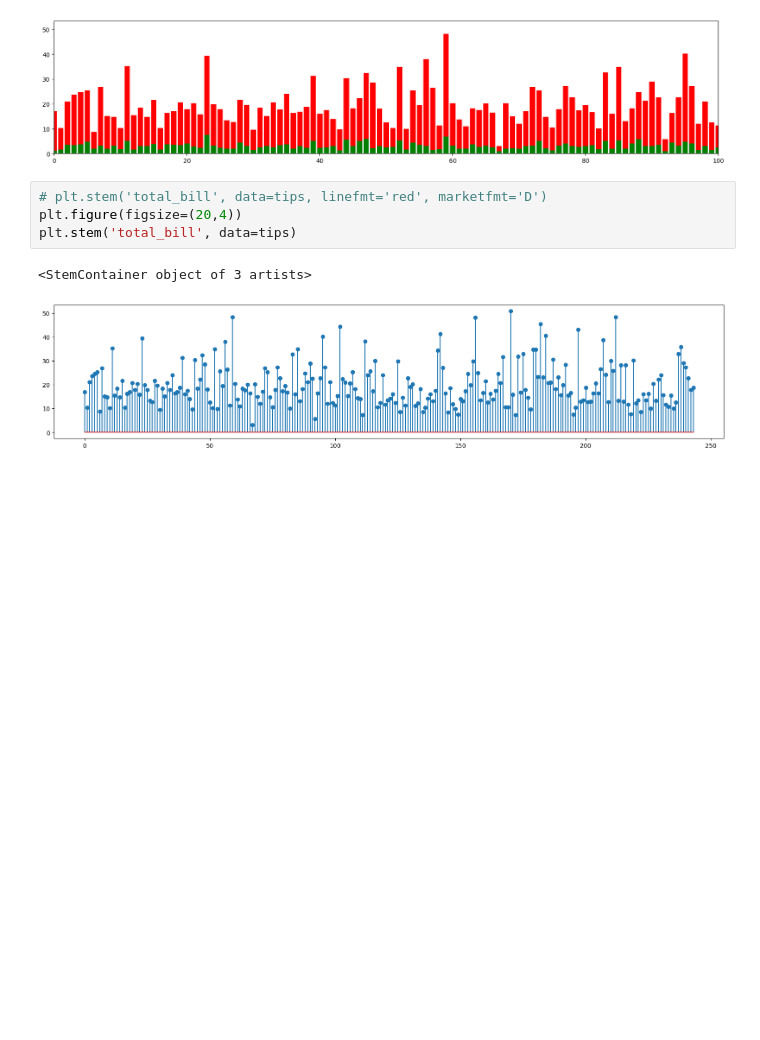
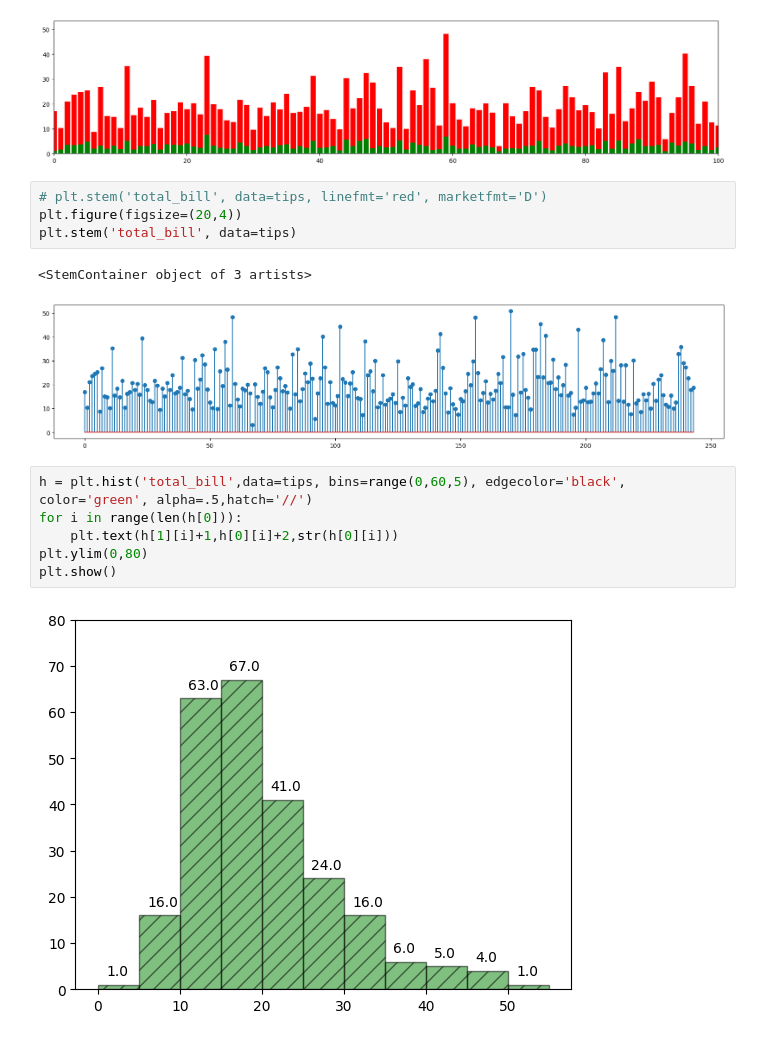
Before and after one commit to gupta-aayushkr/Data-Analytics, a Jupyter notebook: Data analysis/Visualization/visualization.ipynb, the cells around one changed output. Cells and saved outputs as stored; diff of their text form; blank space fills up the shorter version.

```diff
--- a/Data analysis/Visualization/visualization.ipynb
+++ b/Data analysis/Visualization/visualization.ipynb
@@ -146,3 +146,11 @@ plt.stem('total_bill', data=tips)
 # %% [output]
 <StemContainer object of 3 artists>
 [figure]
+# %%
+h = plt.hist('total_bill',data=tips, bins=range(0,60,5), edgecolor='black', color='green', alpha=.5,hatch='//')
+for i in range(len(h[0])):
+    plt.text(h[1][i]+1,h[0][i]+2,str(h[0][i]))
+plt.ylim(0,80)
+plt.show()
+# %% [output]
+[figure, added]
```
Also changed, not shown: parts of 4 cells of this notebook.
